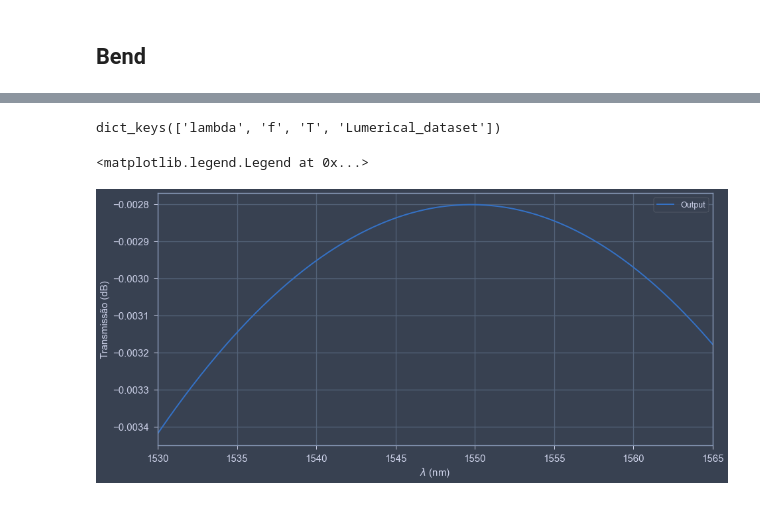
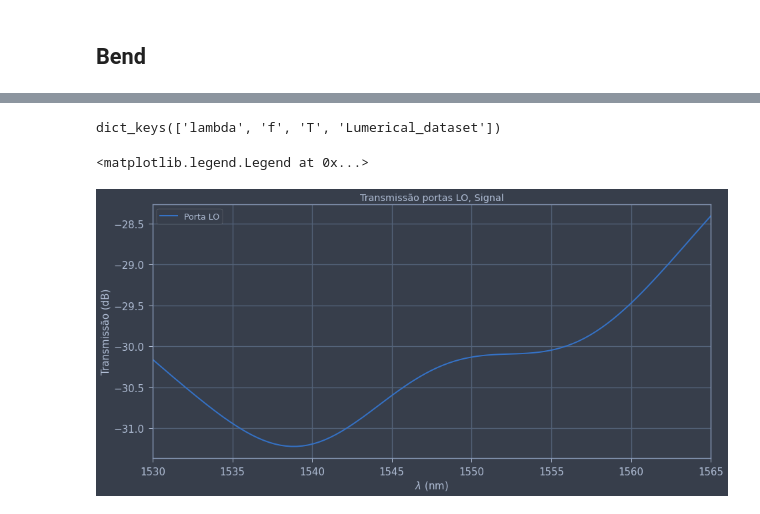
Before and after one commit to LucasLobo7/Hybrid, a Jupyter notebook: simulation/python/plots.ipynb, the cells around one changed output, grey strips where cells are left out. Drawn from its saved outputs; the diff is of its cells as text; code cells hidden in the pictures.

```diff
--- a/simulation/python/plots.ipynb
+++ b/simulation/python/plots.ipynb
@@ -9,16 +9,16 @@ import sys
 import pickle
 import matplotlib.ticker as plticker
 import mat73
-os.add_dll_directory('C:\\Program Files\\Lumerical\\v202\\api\\python\\')
-lumapi = imp.load_source('lumapi','C:\\Program Files\\Lumerical\\v202\\api\\python\\lumapi.py')
+#os.add_dll_directory('C:\\Program Files\\Lumerical\\v202\\api\\python\\')
+#lumapi = imp.load_source('lumapi','C:\\Program Files\\Lumerical\\v202\\api\\python\\lumapi.py')
 
-#sys.path.append("/opt/lumerical/v221/api/python") #Default linux lumapi path
-#import lumapi
-#sys.path.append(os.path.dirname('/media/lucas/datam01/LucasLobo/RessonanceRIng')) #Current directory
+sys.path.append("/opt/lumerical/v221/api/python") #Default linux lumapi path
+import lumapi
+sys.path.append(os.path.dirname('/media/lucas/datam01/LucasLobo/RessonanceRIng')) #Current directory
 
 
-#from jupyterthemes import jtplot
-#jtplot.style(theme='onedork', context='notebook', ticks=True, grid=True)
+from jupyterthemes import jtplot
+jtplot.style(theme='onedork', context='notebook', ticks=True, grid=True)
 plt.rcParams["figure.figsize"] = (15,7)
 # %% [markdown]
 # FDTD
@@ -180,0 +298,2 @@ fdtd = lumapi.FDTD(filename='FDTD_S_bend.fsp')
+# %%
+fdtd = lumapi.FDTD(filename='Hibrid_Signal.fsp')
@@ -181,17 +351,18 @@ fdtd = lumapi.FDTD(filename='FDTD_S_bend.fsp')
 # %%
-Out1 = fdtd.getresult('FDTD::ports::port 2','T')
+Qn = fdtd.getresult('FDTD::ports::LO','T')
+print(Qn.keys())
+plt.plot(Qn['lambda']*1e9,10*np.log10(abs(Qn['T'])),linewidth=2,label='Porta LO')
 
 
-print(Out1.keys())
-plt.plot(Out1['lambda']*1e9,10*np.log10(abs(Out1['T'])),linewidth=2,label='Output')
-#plt.plot(Out1['lambda']*1e9,(Out1['T']),linewidth=2,label='Output')
+
 plt.xlim(1530,1565)
 plt.xlabel(r'$\lambda$ (nm)',fontsize =15)
 plt.ylabel(r'Transmissão (dB)',fontsize =15)
 plt.xticks(fontsize =15)
 plt.yticks(fontsize =15)
+plt.title('Transmissão portas LO, Signal')
 plt.legend()
 # %% [output]
 dict_keys(['lambda', 'f', 'T', 'Lumerical_dataset'])
 <matplotlib.legend.Legend at 0x...>
-[figure, old version]
+[figure, new version]
```
Also changed, not shown: parts of 27 cells of this notebook, 4 other files.
